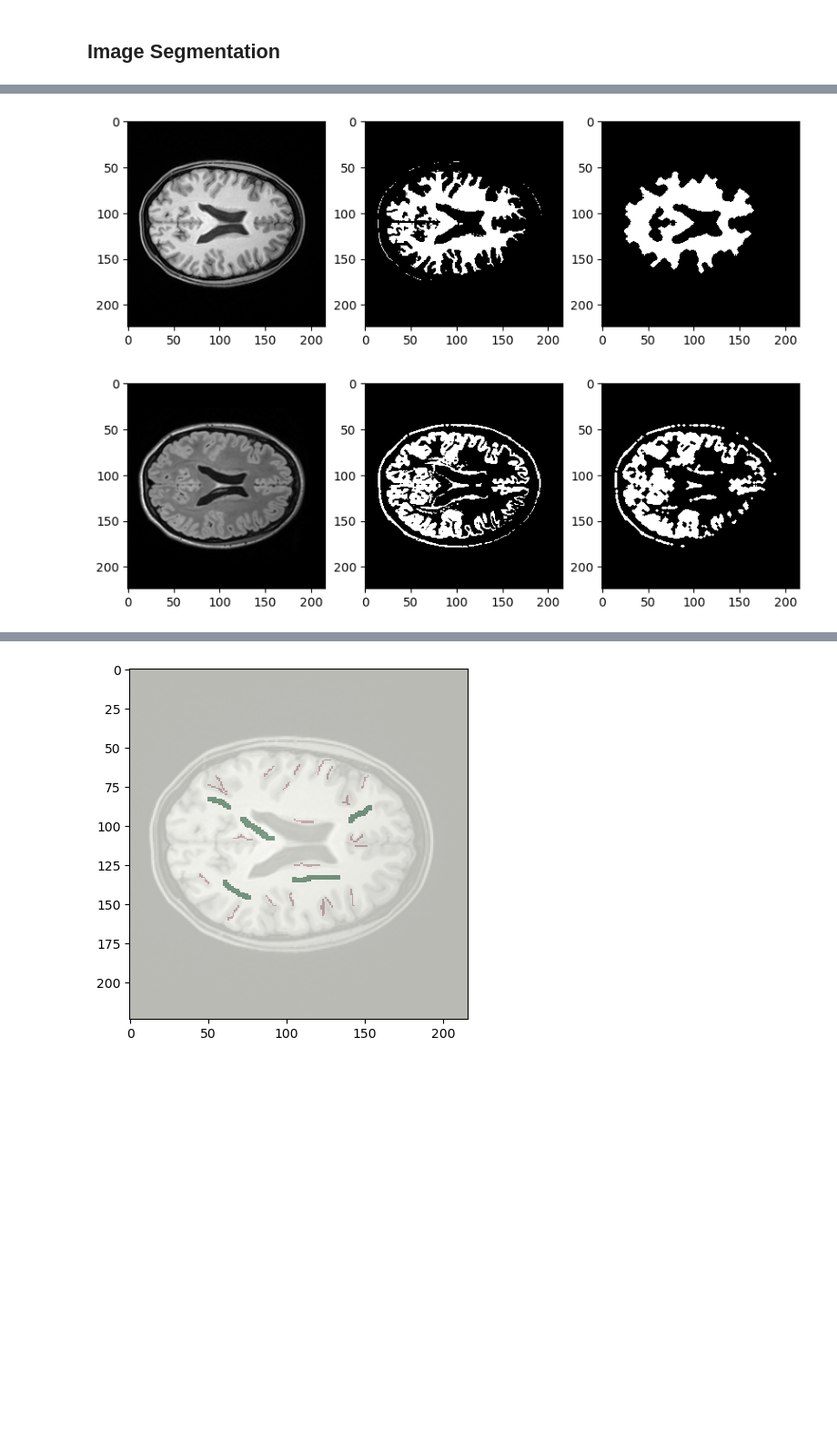
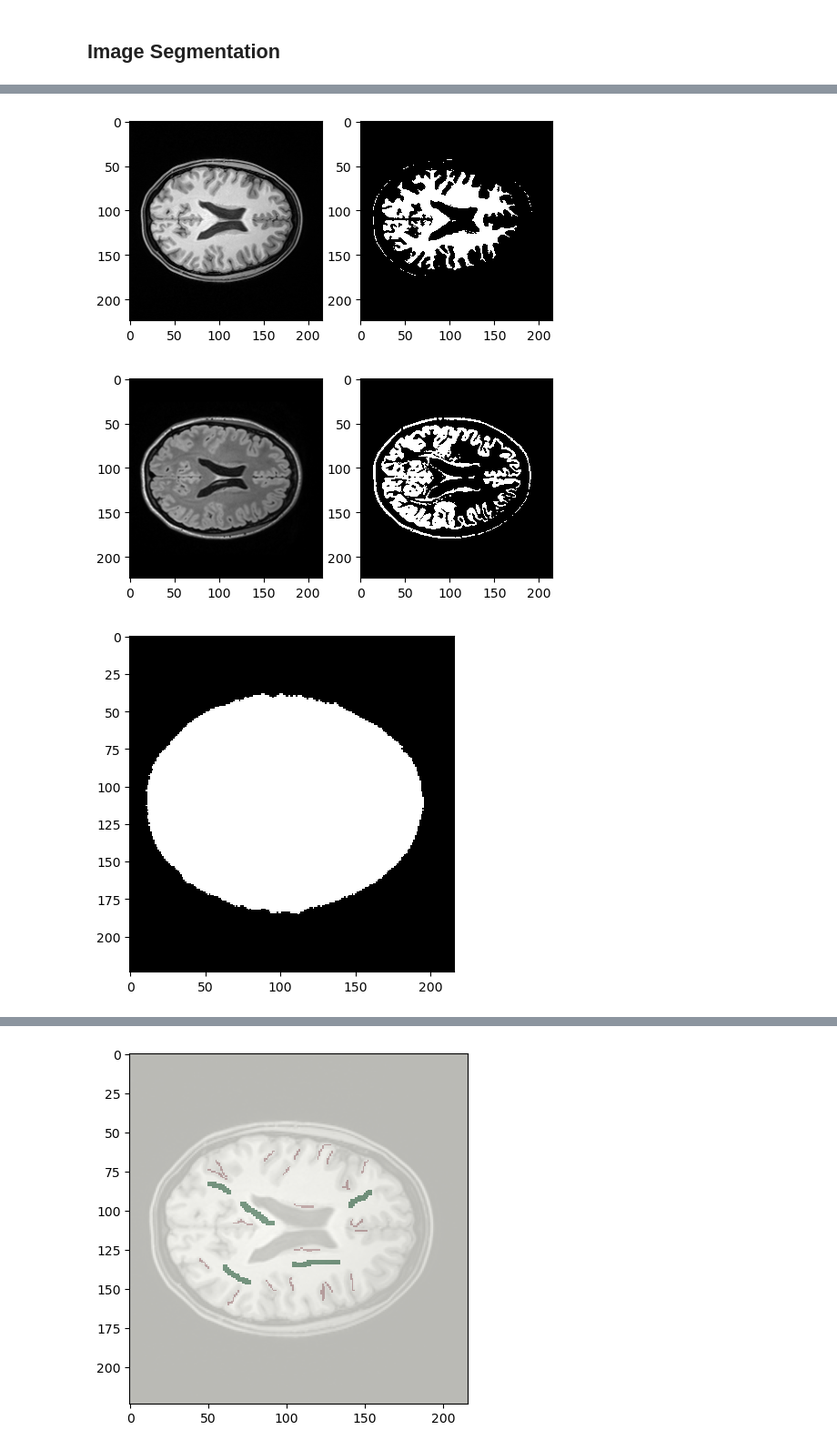
Before and after one commit to NajaJean/DTUImageAnalysis, a Jupyter notebook: exercises/ex6b-AdvancedPixelClassification/06b_Advanced_Seg.ipynb, the cells around one changed output, grey strips where cells are left out. Shown at 91% size. Drawn from its saved outputs; the diff is of its cells as text; code cells hidden in the pictures; blank space fills up the shorter version.

```diff
--- a/exercises/ex6b-AdvancedPixelClassification/06b_Advanced_Seg.ipynb
+++ b/exercises/ex6b-AdvancedPixelClassification/06b_Advanced_Seg.ipynb
@@ -50,27 +52,29 @@ The two MRI image modalities contain different types of intensity classes:
 # %%
 # T1
-mask_init = ImgT1 > 500
-mask = opening(mask_init, disk(2))
-mask_T1 = closing(mask, disk(3))
-T1_values = ImgT1[mask_T1]
+thres_T1 = ImgT1 > 500
 
-fig, axs = plt.subplots(nrows = 1, ncols = 3, figsize = (10, 10))
+fig, axs = plt.subplots(nrows = 1, ncols = 2, figsize = (6, 3))
 axs[0].imshow(ImgT1, cmap = 'gray')
-axs[1].imshow(mask_init, cmap = 'gray', interpolation = 'none')
-axs[2].imshow(mask_T1, cmap = 'gray', interpolation = 'none')
+axs[1].imshow(thres_T1, cmap = 'gray', interpolation = 'none')
 plt.show()
 
 # T2
-mask_init = ImgT2 > 165
-mask = opening(mask_init, disk(1))
-mask_T2 = closing(mask, disk(1))
-T2_values = ImgT2[mask_T2]
+thres_T2 = ImgT2 > 165
 
-fig, axs = plt.subplots(nrows = 1, ncols = 3, figsize = (10, 10))
+fig, axs = plt.subplots(nrows = 1, ncols = 2, figsize = (6, 3))
 axs[0].imshow(ImgT2, cmap = 'gray')
-axs[1].imshow(mask_init, cmap = 'gray', interpolation = 'none')
-axs[2].imshow(mask_T2, cmap = 'gray', interpolation = 'none')
+axs[1].imshow(thres_T2, cmap = 'gray', interpolation = 'none')
 plt.show()
+
+# Remove background
+mask_init = ImgT1 > 10
+mask = opening(mask_init, disk(2))
+mask_no_backgroud = closing(mask, disk(3))
+
+plt.imshow(mask_no_backgroud, cmap = 'gray', interpolation = 'none')
+
+plt.show()
 # %% [output]
-[figure, old version]
+[figure, new version]
-[figure, old version]
+[figure, new version]
+[figure, added]
```
Also changed, not shown: parts of 31 cells of this notebook, 10 other files.
